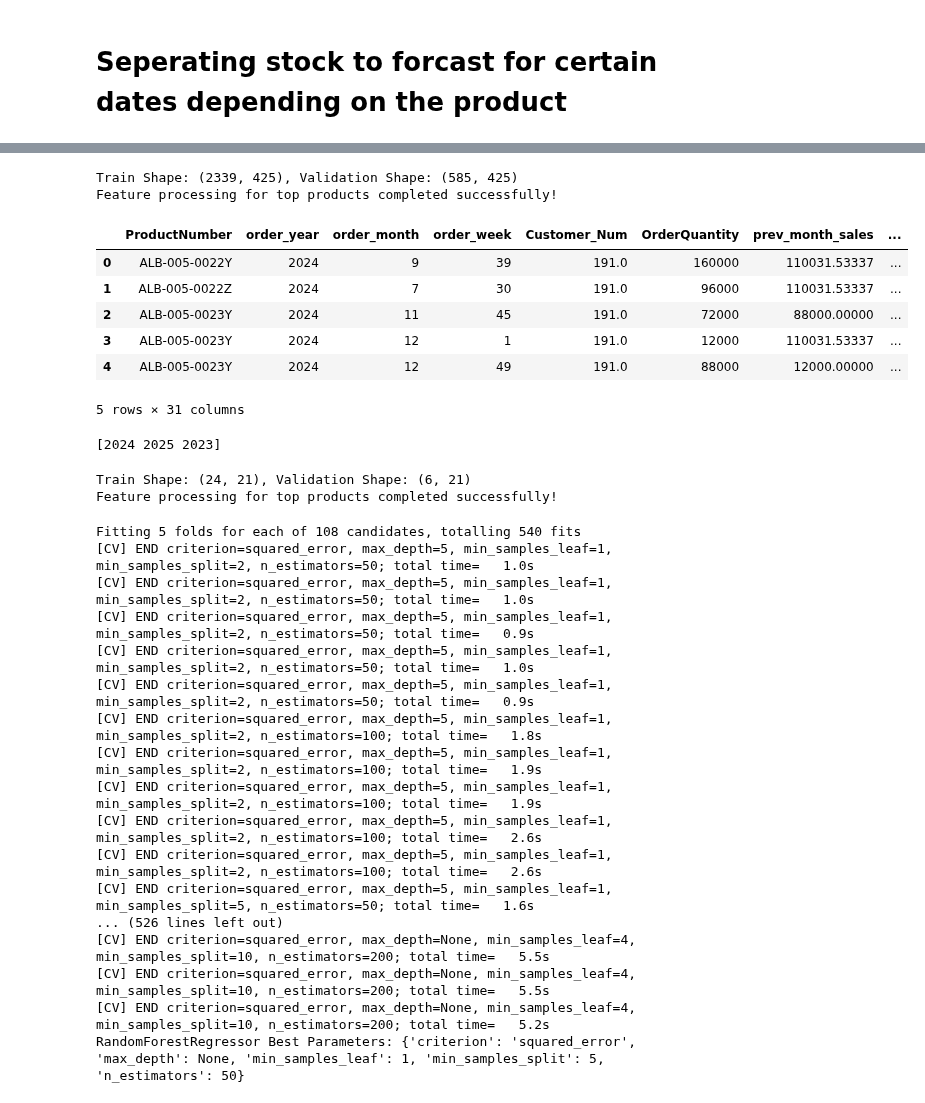
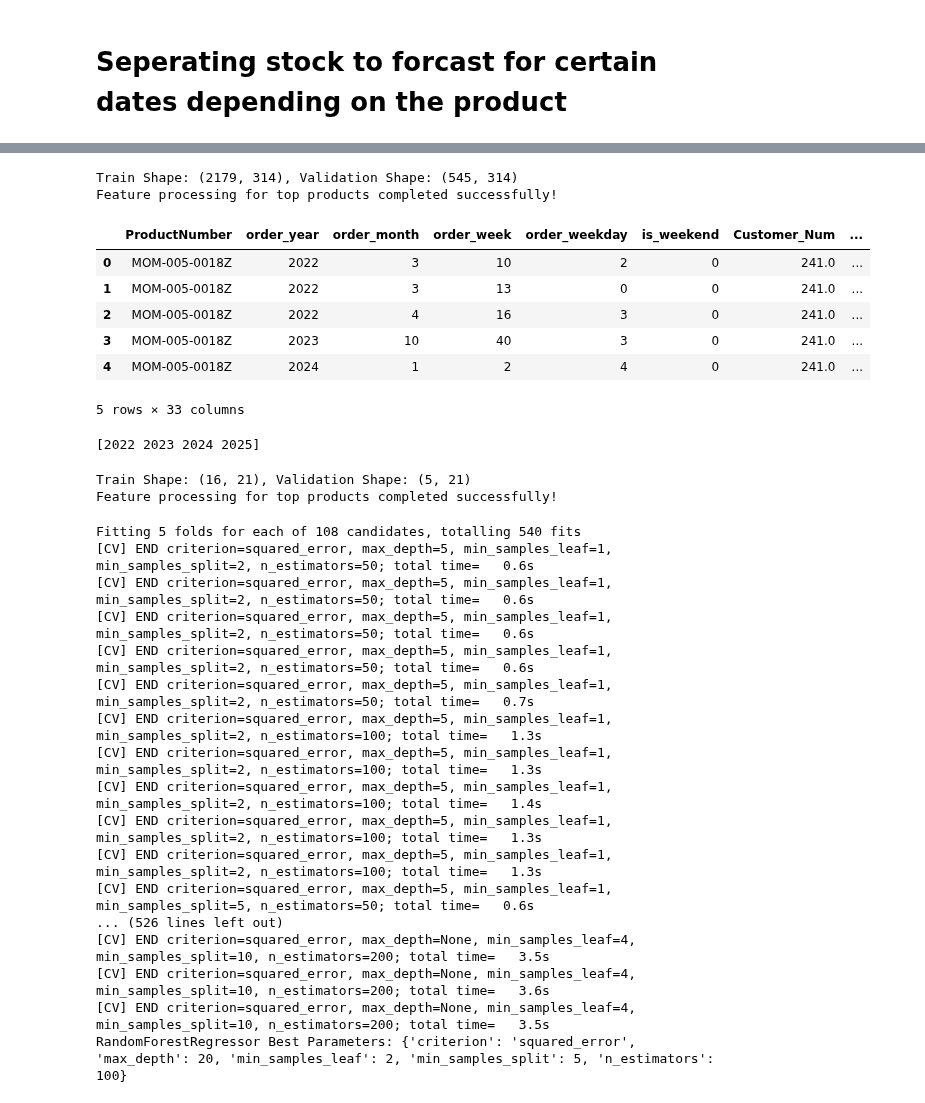
Before and after one commit to mwilko/SCM-Predictive-Analytics, a Jupyter notebook: notebooks/individual_stock_forecast.ipynb, the cells around one changed output, grey strips where cells are left out. Cells and saved outputs as stored; diff of their text form; code cells hidden in the pictures.

```diff
--- a/notebooks/individual_stock_forecast.ipynb
+++ b/notebooks/individual_stock_forecast.ipynb
@@ -98,7 +56,7 @@ from sklearn.model_selection import train_test_split
 
 # define the features and target variable from 'product_sales'
 # CHANGE THE CUSTOMER CODE HERE >>>>>>>>>>
-custom_code_df = pd.DataFrame(custom_code_ALB)
+custom_code_df = pd.DataFrame(ph.get_custom_code_data('MOM'))
 
 # customer code for later referencing
 custom_ref = custom_code_df.loc[0, 'ProductNumber'][:3].lower().upper()
@@ -140,8 +79,7 @@ plt.show()
 # %%
 from sklearn.preprocessing import OneHotEncoder
 from sklearn.compose import ColumnTransformer
-
-df = custom_code_df.copy()
+df = custom_code_df
 
 features = ['ProductNumber', 'order_month',
             'prev_month_sales', 'prev_week_sales', 'prev_2_month_sales', 'prev_3_month_sales',
@@ -162,11 +100,10 @@ encoder = OneHotEncoder(handle_unknown='ignore', sparse_output=False)
 # preprocessor (keeps numerical features as is)
 preprocessor = ColumnTransformer(
     transformers=[
-        ('cat', encoder, categorical_features)  # one-hot encode categorical features
+        # one-hot encode categorical features
+        ('cat', encoder, categorical_features)
     ], remainder='passthrough'
 )
 
 # transform the features
 X_transformed = preprocessor.fit_transform(X)
-
-df.head()
@@ -189,7 +118,7 @@ X_val_scaled = scaler.transform(X_val)
 customer_total = df.copy()
 
 # define features and target
-features = ['ProductNumber', 'order_month',
+features = ['ProductNumber', 'order_month', 'order_week', 'order_weekday',
             'prev_month_sales', 'prev_week_sales', 'prev_2_month_sales', 'prev_3_month_sales',
             'moving_avg_3m', 'moving_avg_6m', 'moving_avg_12m', 'moving_avg_18m',
             'var_3m', 'var_6m', 'var_12m', 'var_18m',
@@ -205,41 +134,41 @@ total_y = customer_total[target]    # Target variable
 # define categorical and numeric features
 categorical_features = ['ProductNumber']
 numeric_features = list(set(features) - set(categorical_features))  # All other features are numeric
 
 # Define transformations
 encoder = OneHotEncoder(handle_unknown='ignore', sparse_output=False)
 scaler = StandardScaler()
 
 # ColumnTransformer to apply transformations
 preprocessor = ColumnTransformer(
     transformers=[
         ('cat', encoder, categorical_features),   # One-hot encode categorical features
         ('num', scaler, numeric_features)        # Standardize numeric features
     ]
 )
 
 # Train-test split
 total_X_train, total_X_val, total_y_train, total_y_val = train_test_split(total_X, total_y, test_size=0.2, random_state=42)
 
 # Transform the features
 total_X_train_transformed = preprocessor.fit_transform(total_X_train)
 total_X_val_transformed = preprocessor.transform(total_X_val)
 
 # Output the shape
 print(f"Train Shape: {total_X_train_transformed.shape}, Validation Shape: {total_X_val_transformed.shape}")
 print("Feature processing for top products completed successfully!")
 
 customer_total.head()
 # %% [output]
-Train Shape: (2339, 425), Validation Shape: (585, 425)
+Train Shape: (2179, 314), Validation Shape: (545, 314)
 Feature processing for top products completed successfully!
-|  | ProductNumber | order_year | order_month | order_week | Customer_Num | OrderQuantity | prev_month_sales | ... |
-| 0 | ALB-005-0022Y | 2024 | 9 | 39 | 191.0 | 160000 | 110031.53337 | ... |
-| 1 | ALB-005-0022Z | 2024 | 7 | 30 | 191.0 | 96000 | 110031.53337 | ... |
-| 2 | ALB-005-0023Y | 2024 | 11 | 45 | 191.0 | 72000 | 88000.00000 | ... |
-| 3 | ALB-005-0023Y | 2024 | 12 | 1 | 191.0 | 12000 | 110031.53337 | ... |
-| 4 | ALB-005-0023Y | 2024 | 12 | 49 | 191.0 | 88000 | 12000.00000 | ... |
+|  | ProductNumber | order_year | order_month | order_week | order_weekday | is_weekend | Customer_Num | ... |
+| 0 | MOM-005-0018Z | 2022 | 3 | 10 | 2 | 0 | 241.0 | ... |
+| 1 | MOM-005-0018Z | 2022 | 3 | 13 | 0 | 0 | 241.0 | ... |
+| 2 | MOM-005-0018Z | 2022 | 4 | 16 | 3 | 0 | 241.0 | ... |
+| 3 | MOM-005-0018Z | 2023 | 10 | 40 | 3 | 0 | 241.0 | ... |
+| 4 | MOM-005-0018Z | 2024 | 1 | 2 | 4 | 0 | 241.0 | ... |
-5 rows × 31 columns
+5 rows × 33 columns
 # %%
 # the top 10 (or change) products by total actual order quantity
 top_products = df.groupby('ProductNumber')['OrderQuantity'].sum().nlargest(1)
@@ -255,7 +184,7 @@ top_prods_df.head()
 unique_order_years = custom_code_df['order_year'].unique()
 print(unique_order_years)
 # %% [output]
-[2024 2025 2023]
+[2022 2023 2024 2025]
 # %%
 # define features and target
 features = ['ProductNumber', 'order_month',
@@ -298,7 +227,7 @@ tp_X_val_transformed = preprocessor.transform(tp_X_val)
 print(f"Train Shape: {tp_X_train_transformed.shape}, Validation Shape: {tp_X_val_transformed.shape}")
 print("Feature processing for top products completed successfully!")
 # %% [output]
-Train Shape: (24, 21), Validation Shape: (6, 21)
+Train Shape: (16, 21), Validation Shape: (5, 21)
 Feature processing for top products completed successfully!
 # %%
 from sklearn.ensemble import RandomForestRegressor
@@ -311,22 +238,22 @@ rf = RandomForestRegressor()
 rf_params = find_best_hyperparameters(rf, param_grids(rf.__class__.__name__), X_train_scaled, y_train)
 # %% [output]
 Fitting 5 folds for each of 108 candidates, totalling 540 fits
-[CV] END criterion=squared_error, max_depth=5, min_samples_leaf=1, min_samples_split=2, n_estimators=50; total time=   1.0s
-[CV] END criterion=squared_error, max_depth=5, min_samples_leaf=1, min_samples_split=2, n_estimators=50; total time=   1.0s
-[CV] END criterion=squared_error, max_depth=5, min_samples_leaf=1, min_samples_split=2, n_estimators=50; total time=   0.9s
-[CV] END criterion=squared_error, max_depth=5, min_samples_leaf=1, min_samples_split=2, n_estimators=50; total time=   1.0s
-[CV] END criterion=squared_error, max_depth=5, min_samples_leaf=1, min_samples_split=2, n_estimators=50; total time=   0.9s
-[CV] END criterion=squared_error, max_depth=5, min_samples_leaf=1, min_samples_split=2, n_estimators=100; total time=   1.8s
-[CV] END criterion=squared_error, max_depth=5, min_samples_leaf=1, min_samples_split=2, n_estimators=100; total time=   1.9s
-[CV] END criterion=squared_error, max_depth=5, min_samples_leaf=1, min_samples_split=2, n_estimators=100; total time=   1.9s
-[CV] END criterion=squared_error, max_depth=5, min_samples_leaf=1, min_samples_split=2, n_estimators=100; total time=   2.6s
-[CV] END criterion=squared_error, max_depth=5, min_samples_leaf=1, min_samples_split=2, n_estimators=100; total time=   2.6s
-[CV] END criterion=squared_error, max_depth=5, min_samples_leaf=1, min_samples_split=5, n_estimators=50; total time=   1.6s
+[CV] END criterion=squared_error, max_depth=5, min_samples_leaf=1, min_samples_split=2, n_estimators=50; total time=   0.6s
+[CV] END criterion=squared_error, max_depth=5, min_samples_leaf=1, min_samples_split=2, n_estimators=50; total time=   0.6s
+[CV] END criterion=squared_error, max_depth=5, min_samples_leaf=1, min_samples_split=2, n_estimators=50; total time=   0.6s
+[CV] END criterion=squared_error, max_depth=5, min_samples_leaf=1, min_samples_split=2, n_estimators=50; total time=   0.6s
+[CV] END criterion=squared_error, max_depth=5, min_samples_leaf=1, min_samples_split=2, n_estimators=50; total time=   0.7s
+[CV] END criterion=squared_error, max_depth=5, min_samples_leaf=1, min_samples_split=2, n_estimators=100; total time=   1.3s
+[CV] END criterion=squared_error, max_depth=5, min_samples_leaf=1, min_samples_split=2, n_estimators=100; total time=   1.3s
+[CV] END criterion=squared_error, max_depth=5, min_samples_leaf=1, min_samples_split=2, n_estimators=100; total time=   1.4s
+[CV] END criterion=squared_error, max_depth=5, min_samples_leaf=1, min_samples_split=2, n_estimators=100; total time=   1.3s
+[CV] END criterion=squared_error, max_depth=5, min_samples_leaf=1, min_samples_split=2, n_estimators=100; total time=   1.3s
+[CV] END criterion=squared_error, max_depth=5, min_samples_leaf=1, min_samples_split=5, n_estimators=50; total time=   0.6s
 ... (526 lines left out)
-[CV] END criterion=squared_error, max_depth=None, min_samples_leaf=4, min_samples_split=10, n_estimators=200; total time=   5.5s
-[CV] END criterion=squared_error, max_depth=None, min_samples_leaf=4, min_samples_split=10, n_estimators=200; total time=   5.5s
-[CV] END criterion=squared_error, max_depth=None, min_samples_leaf=4, min_samples_split=10, n_estimators=200; total time=   5.2s
-RandomForestRegressor Best Parameters: {'criterion': 'squared_error', 'max_depth': None, 'min_samples_leaf': 1, 'min_samples_split': 5, 'n_estimators': 50}
+[CV] END criterion=squared_error, max_depth=None, min_samples_leaf=4, min_samples_split=10, n_estimators=200; total time=   3.5s
+[CV] END criterion=squared_error, max_depth=None, min_samples_leaf=4, min_samples_split=10, n_estimators=200; total time=   3.6s
+[CV] END criterion=squared_error, max_depth=None, min_samples_leaf=4, min_samples_split=10, n_estimators=200; total time=   3.5s
+RandomForestRegressor Best Parameters: {'criterion': 'squared_error', 'max_depth': 20, 'min_samples_leaf': 2, 'min_samples_split': 5, 'n_estimators': 100}
 # %%
 rf = RandomForestRegressor(**rf_params)
 rf.fit(X_train_scaled, y_train)
```
Also changed, not shown: parts of 27 cells of this notebook, 5 other files.
